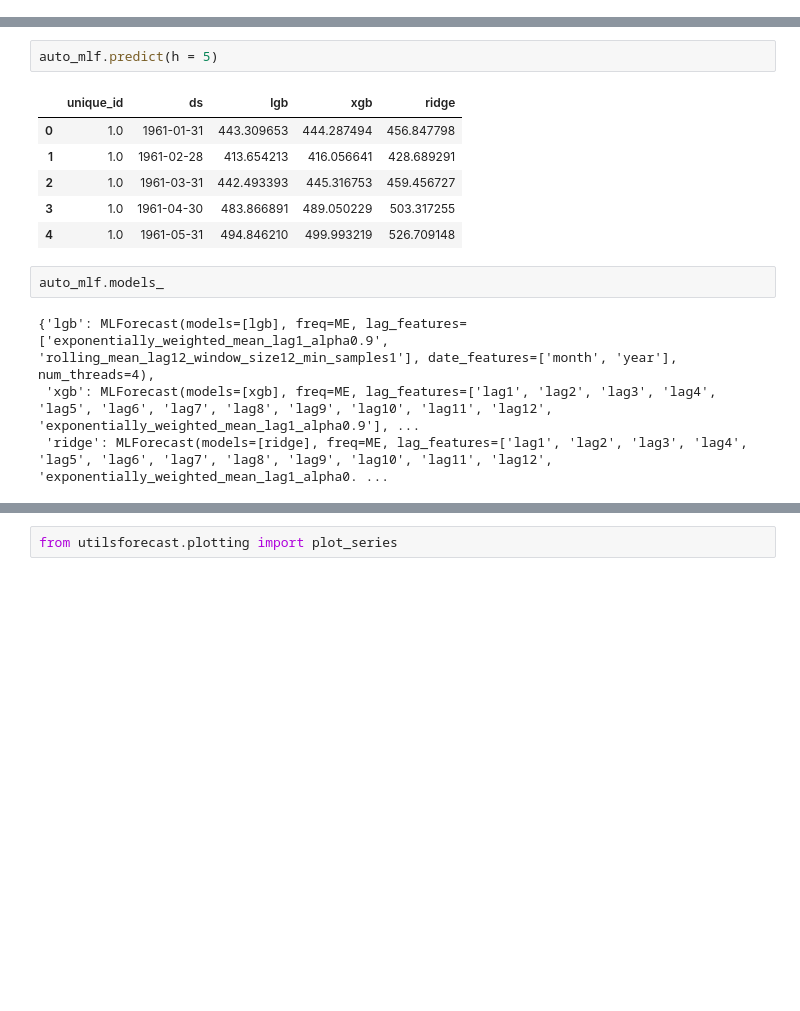
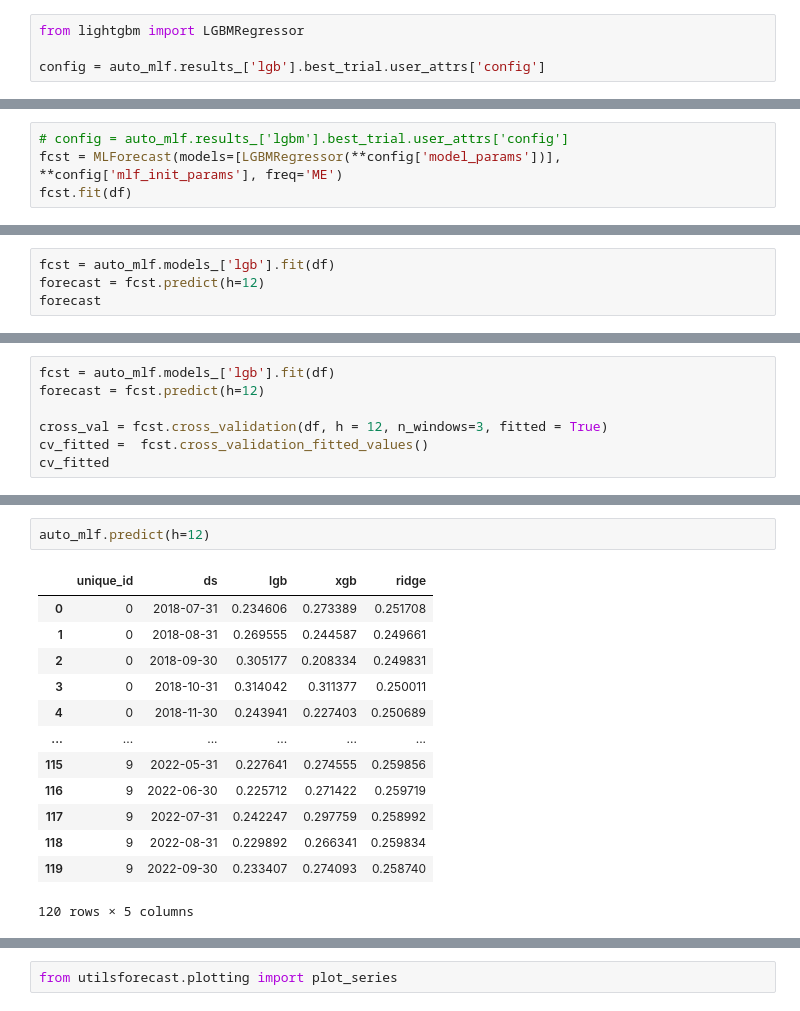
Before and after one commit to wesstone12/tool-kit, a Jupyter notebook: auto.ipynb, the cells around one changed output, grey strips where cells are left out. Drawn from its saved outputs; the diff is of its cells as text; blank space fills up the shorter version.

```diff
--- a/auto.ipynb
+++ b/auto.ipynb
@@ -54,0 +77,4 @@ AutoMLForecast(models={'lgb': AutoModel(model=LGBMRegressor), 'xgb': AutoModel(m
+# %%
+from lightgbm import LGBMRegressor
+
+config = auto_mlf.results_['lgb'].best_trial.user_attrs['config']
@@ -54,0 +103,4 @@ AutoMLForecast(models={'lgb': AutoModel(model=LGBMRegressor), 'xgb': AutoModel(m
+# %%
+# config = auto_mlf.results_['lgbm'].best_trial.user_attrs['config']
+fcst = MLForecast(models=[LGBMRegressor(**config['model_params'])], **config['mlf_init_params'], freq='ME')
+fcst.fit(df)
@@ -54,0 +150,4 @@ AutoMLForecast(models={'lgb': AutoModel(model=LGBMRegressor), 'xgb': AutoModel(m
+# %%
+fcst = auto_mlf.models_['lgb'].fit(df)
+forecast = fcst.predict(h=12)
+forecast
@@ -54,0 +170,7 @@ AutoMLForecast(models={'lgb': AutoModel(model=LGBMRegressor), 'xgb': AutoModel(m
+# %%
+fcst = auto_mlf.models_['lgb'].fit(df)
+forecast = fcst.predict(h=12)
+
+cross_val = fcst.cross_validation(df, h = 12, n_windows=3, fitted = True)
+cv_fitted =  fcst.cross_validation_fitted_values()
+cv_fitted
@@ -55,15 +267,16 @@ AutoMLForecast(models={'lgb': AutoModel(model=LGBMRegressor), 'xgb': AutoModel(m
 # %%
-auto_mlf.predict(h = 5)
+auto_mlf.predict(h=12)
 # %% [output]
 |  | unique_id | ds | lgb | xgb | ridge |
-| 0 | 1.0 | 1961-01-31 | 443.309653 | 444.287494 | 456.847798 |
-| 1 | 1.0 | 1961-02-28 | 413.654213 | 416.056641 | 428.689291 |
-| 2 | 1.0 | 1961-03-31 | 442.493393 | 445.316753 | 459.456727 |
-| 3 | 1.0 | 1961-04-30 | 483.866891 | 489.050229 | 503.317255 |
-| 4 | 1.0 | 1961-05-31 | 494.846210 | 499.993219 | 526.709148 |
+| 0 | 0 | 2018-07-31 | 0.234606 | 0.273389 | 0.251708 |
+| 1 | 0 | 2018-08-31 | 0.269555 | 0.244587 | 0.249661 |
+| 2 | 0 | 2018-09-30 | 0.305177 | 0.208334 | 0.249831 |
+| 3 | 0 | 2018-10-31 | 0.314042 | 0.311377 | 0.250011 |
+| 4 | 0 | 2018-11-30 | 0.243941 | 0.227403 | 0.250689 |
+| ... | ... | ... | ... | ... | ... |
+| 115 | 9 | 2022-05-31 | 0.227641 | 0.274555 | 0.259856 |
+| 116 | 9 | 2022-06-30 | 0.225712 | 0.271422 | 0.259719 |
+| 117 | 9 | 2022-07-31 | 0.242247 | 0.297759 | 0.258992 |
+| 118 | 9 | 2022-08-31 | 0.229892 | 0.266341 | 0.259834 |
+| 119 | 9 | 2022-09-30 | 0.233407 | 0.274093 | 0.258740 |
+120 rows × 5 columns
-# %%
-auto_mlf.models_
-# %% [output]
-{'lgb': MLForecast(models=[lgb], freq=ME, lag_features=['exponentially_weighted_mean_lag1_alpha0.9', 'rolling_mean_lag12_window_size12_min_samples1'], date_features=['month', 'year'], num_threads=4),
- 'xgb': MLForecast(models=[xgb], freq=ME, lag_features=['lag1', 'lag2', 'lag3', 'lag4', 'lag5', 'lag6', 'lag7', 'lag8', 'lag9', 'lag10', 'lag11', 'lag12', 'exponentially_weighted_mean_lag1_alpha0.9'], ...
- 'ridge': MLForecast(models=[ridge], freq=ME, lag_features=['lag1', 'lag2', 'lag3', 'lag4', 'lag5', 'lag6', 'lag7', 'lag8', 'lag9', 'lag10', 'lag11', 'lag12', 'exponentially_weighted_mean_lag1_alpha0. ...
```
Also changed, not shown: parts of 44 cells of this notebook.
